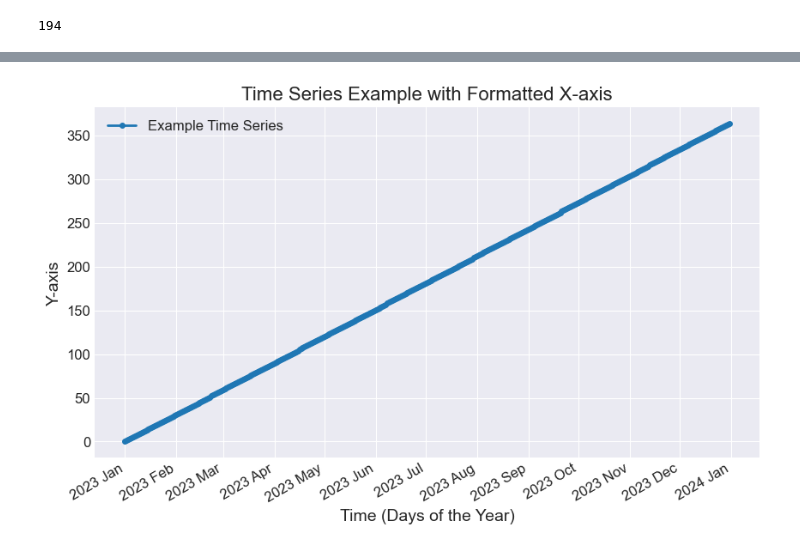
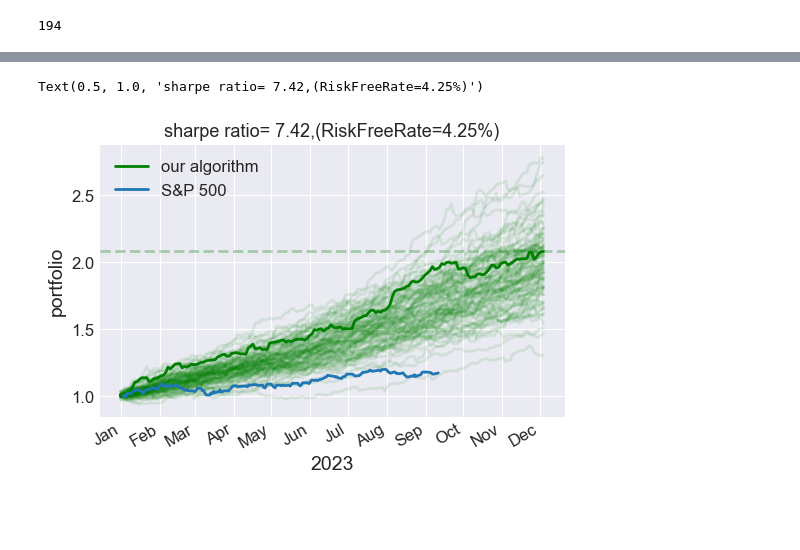
Before and after one commit to alexpvpmindustry/cryptotradr, a Jupyter notebook: 2_1_1_download_data_for_momentum.ipynb, the cells around one changed output, grey strips where cells are left out. Cells and saved outputs as stored; diff of their text form; code cells hidden in the pictures; blank space fills up the shorter version.

```diff
--- a/2_1_1_download_data_for_momentum.ipynb
+++ b/2_1_1_download_data_for_momentum.ipynb
@@ -249,29 +226,32 @@ plt.gcf().autofmt_xdate()  # Rotation of date labels
-# %%
-import matplotlib.dates as mdates
-from datetime import datetime, timedelta
-
-# Generate example data: from day 1 to day 365
-start_date = datetime(2023, 1, 1)
-end_date = datetime(2023, 12, 31)
-delta = timedelta(days=1)
-dates = [start_date + i*delta for i in range((end_date - start_date).days + 1)]
-y_values = [i for i in range(len(dates))]
-
-# Create the plot
-plt.figure(figsize=(10, 6))
-
-plt.plot(dates, y_values, label="Example Time Series", marker='o', markersize=4)
-
-# Configure the x-axis to display time
-plt.gca().xaxis.set_major_formatter(mdates.DateFormatter('%Y %b'))
-plt.gca().xaxis.set_major_locator(mdates.MonthLocator())
-plt.gcf().autofmt_xdate()  # Rotation of date labels
-
-plt.xlabel("Time (Days of the Year)")
-plt.ylabel("Y-axis")
-plt.title("Time Series Example with Formatted X-axis")
-plt.legend()
-
-plt.show()
-# %% [output]
-[figure, removed]
+# %%
+random.seed(51)
+
+plt.figure(figsize=(6,4))
+final_returns = []
+for _ in range(100): # monte carlo selection from backtested results
+    p1 = 1
+    profit_array = []
+    for _ in range(int(365*24/np.mean(hours_between_trades))-14):
+        p=random.choice(profits)
+        p1*=(p+1-0.001)
+        profit_array.append(p1)
+    final_returns.append(profit_array[-1])
+    plt.plot(dates[:len(profit_array)],profit_array,alpha=0.1,c="g")
+    #plt.plot( np.arange(len(profit_array))*mean_trades,profit_array,alpha=0.1,c="g")
+plt.plot(dates[:len(profit_array)],profit_array,alpha=1,c="g",label="our algorithm")
+#plt.plot( np.arange(len(profit_array))*mean_trades,profit_array,alpha=1,c="g",label="our algorithm")
+plt.axhline(profit_array[-1],ls="--",c="g",alpha=0.3)
+#plt.plot(dates[:len(snp500)],np.asarray(snp500)/snp500[0],label="S&P 500")
+plt.plot( snp_days,np.asarray(snp500)/snp500[0],label="S&P 500")
+plt.legend()
+plt.xlabel("2023")
+plt.ylabel("portfolio")
+plt.gca().xaxis.set_major_formatter(mdates.DateFormatter('%b'))
+plt.gca().xaxis.set_major_locator(mdates.MonthLocator())
+plt.gcf().autofmt_xdate()  # Rotation of date labels
+risk_free_rate = 0.0425
+plt.title(f"sharpe ratio= {(np.mean(final_returns)-risk_free_rate)/(np.std(final_returns)):.2f},"
+          f"(RiskFreeRate={risk_free_rate:.2%})",fontsize=13)
+# %% [output]
+Text(0.5, 1.0, 'sharpe ratio= 7.42,(RiskFreeRate=4.25%)')
+[figure, added]
```
Also changed, not shown: parts of 5 cells of this notebook, 3 other files.
